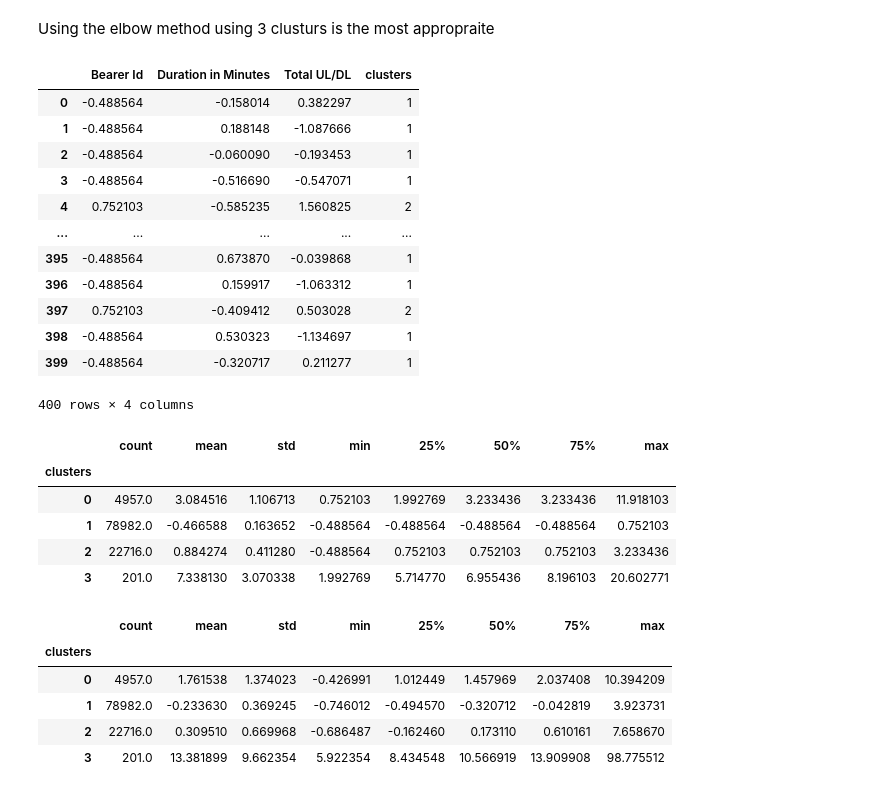
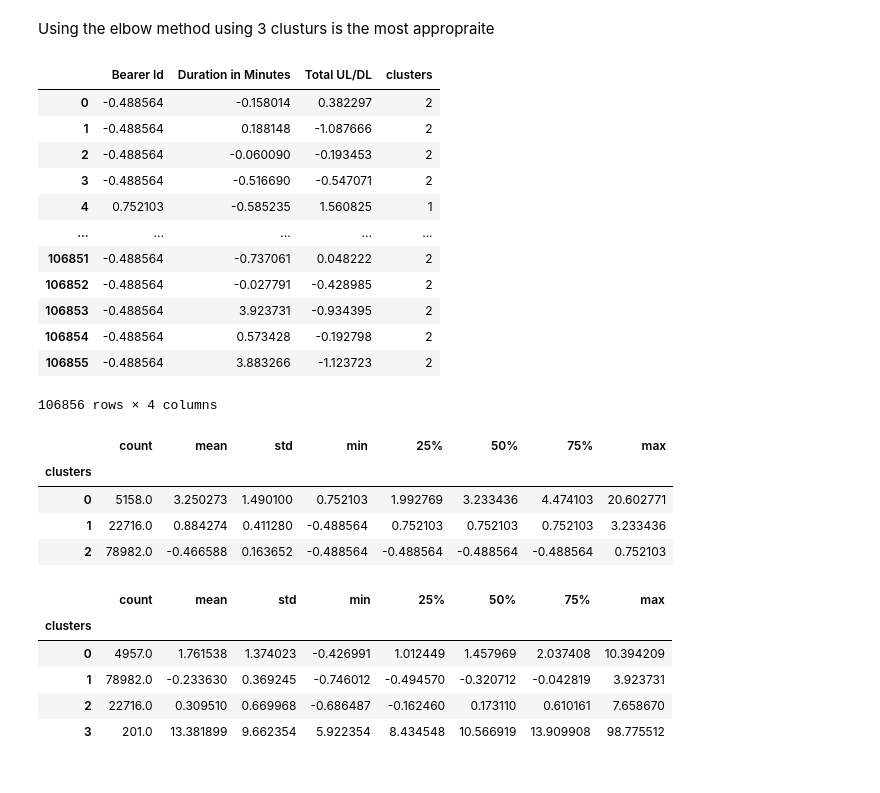
Before and after one commit to abeselomg/Telecom_user_analysis, a Jupyter notebook: notebooks/engagement-analysis.ipynb, the cells around one changed output. Cells and saved outputs as stored; diff of their text form; code cells hidden in the pictures.

```diff
--- a/notebooks/engagement-analysis.ipynb
+++ b/notebooks/engagement-analysis.ipynb
@@ -150,35 +150,34 @@ plt.show()
 # %% [markdown]
 Using the elbow method using 3 clusturs is the most appropraite
 # %%
-kmeans = KMeans(n_clusters=4, init="k-means++", max_iter=300, n_init=10, random_state=0)
+kmeans = KMeans(n_clusters=3, init="k-means++", max_iter=300, n_init=10, random_state=0)
 pred_y = kmeans.fit_predict(new_df)
 
 clus_df = pd.DataFrame(new_df)
 clus_df["clusters"] = pred_y
 clus_df
 # %% [output]
 |  | Bearer Id | Duration in Minutes | Total UL/DL | clusters |
-| 0 | -0.488564 | -0.158014 | 0.382297 | 1 |
-| 1 | -0.488564 | 0.188148 | -1.087666 | 1 |
-| 2 | -0.488564 | -0.060090 | -0.193453 | 1 |
-| 3 | -0.488564 | -0.516690 | -0.547071 | 1 |
-| 4 | 0.752103 | -0.585235 | 1.560825 | 2 |
+| 0 | -0.488564 | -0.158014 | 0.382297 | 2 |
+| 1 | -0.488564 | 0.188148 | -1.087666 | 2 |
+| 2 | -0.488564 | -0.060090 | -0.193453 | 2 |
+| 3 | -0.488564 | -0.516690 | -0.547071 | 2 |
+| 4 | 0.752103 | -0.585235 | 1.560825 | 1 |
 | ... | ... | ... | ... | ... |
-| 395 | -0.488564 | 0.673870 | -0.039868 | 1 |
-| 396 | -0.488564 | 0.159917 | -1.063312 | 1 |
-| 397 | 0.752103 | -0.409412 | 0.503028 | 2 |
-| 398 | -0.488564 | 0.530323 | -1.134697 | 1 |
-| 399 | -0.488564 | -0.320717 | 0.211277 | 1 |
+| 106851 | -0.488564 | -0.737061 | 0.048222 | 2 |
+| 106852 | -0.488564 | -0.027791 | -0.428985 | 2 |
+| 106853 | -0.488564 | 3.923731 | -0.934395 | 2 |
+| 106854 | -0.488564 | 0.573428 | -0.192798 | 2 |
+| 106855 | -0.488564 | 3.883266 | -1.123723 | 2 |
-400 rows × 4 columns
+106856 rows × 4 columns
 # %%
 clus_df.groupby("clusters")["Bearer Id"].describe()
 # %% [output]
 |  | count | mean | std | min | 25% | 50% | 75% | max |
 | clusters |  |  |  |  |  |  |  |  |
-| 0 | 4957.0 | 3.084516 | 1.106713 | 0.752103 | 1.992769 | 3.233436 | 3.233436 | 11.918103 |
-| 1 | 78982.0 | -0.466588 | 0.163652 | -0.488564 | -0.488564 | -0.488564 | -0.488564 | 0.752103 |
-| 2 | 22716.0 | 0.884274 | 0.411280 | -0.488564 | 0.752103 | 0.752103 | 0.752103 | 3.233436 |
-| 3 | 201.0 | 7.338130 | 3.070338 | 1.992769 | 5.714770 | 6.955436 | 8.196103 | 20.602771 |
+| 0 | 5158.0 | 3.250273 | 1.490100 | 0.752103 | 1.992769 | 3.233436 | 4.474103 | 20.602771 |
+| 1 | 22716.0 | 0.884274 | 0.411280 | -0.488564 | 0.752103 | 0.752103 | 0.752103 | 3.233436 |
+| 2 | 78982.0 | -0.466588 | 0.163652 | -0.488564 | -0.488564 | -0.488564 | -0.488564 | 0.752103 |
 # %%
 clus_df.groupby("clusters")["Duration in Minutes"].describe()
 # %% [output]
```
Also changed, not shown: parts of 5 cells of this notebook.
